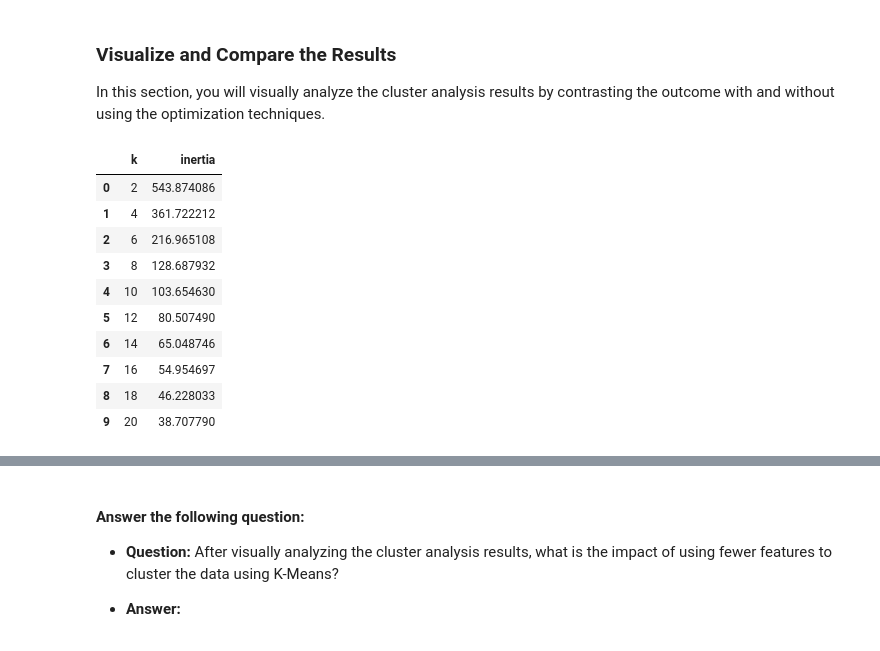
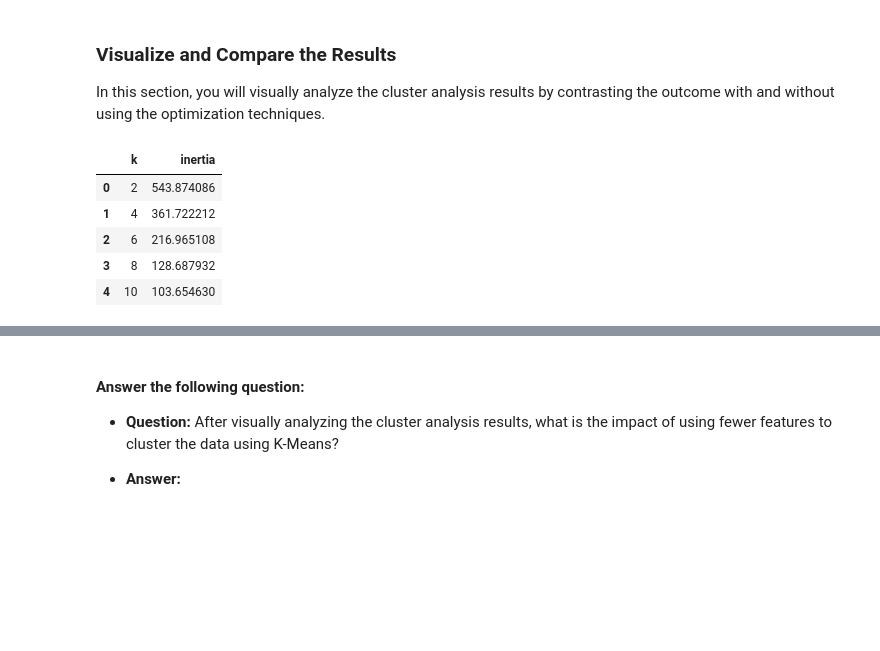
Before and after one commit to GithubApres/CryptoClustering, a Jupyter notebook: Crypto_Clustering.ipynb, the cells around one changed output, grey strips where cells are left out. Drawn from its saved outputs; the diff is of its cells as text; code cells hidden in the pictures; blank space fills up the shorter version.

Commit message:
includes composite plot

```diff
--- a/Crypto_Clustering.ipynb
+++ b/Crypto_Clustering.ipynb
@@ -466,19 +466,16 @@ In this section, you will visually analyze the cluster analysis results by contr
 # %%
 # Composite plot to contrast the Elbow curves
 
-df_elbow + df_elbow_pca
+df_elbow_composite = df_elbow + df_elbow_pca
+
+df_elbow_composite.head()
 # %% [output]
 |  | k | inertia |
 | 0 | 2 | 543.874086 |
 | 1 | 4 | 361.722212 |
 | 2 | 6 | 216.965108 |
 | 3 | 8 | 128.687932 |
 | 4 | 10 | 103.654630 |
-| 5 | 12 | 80.507490 |
-| 6 | 14 | 65.048746 |
-| 7 | 16 | 54.954697 |
-| 8 | 18 | 46.228033 |
-| 9 | 20 | 38.707790 |
 # %%
 # Composite plot to contrast the clusters
 # YOUR CODE HERE!
```
Also changed, not shown: parts of 4 cells of this notebook.
